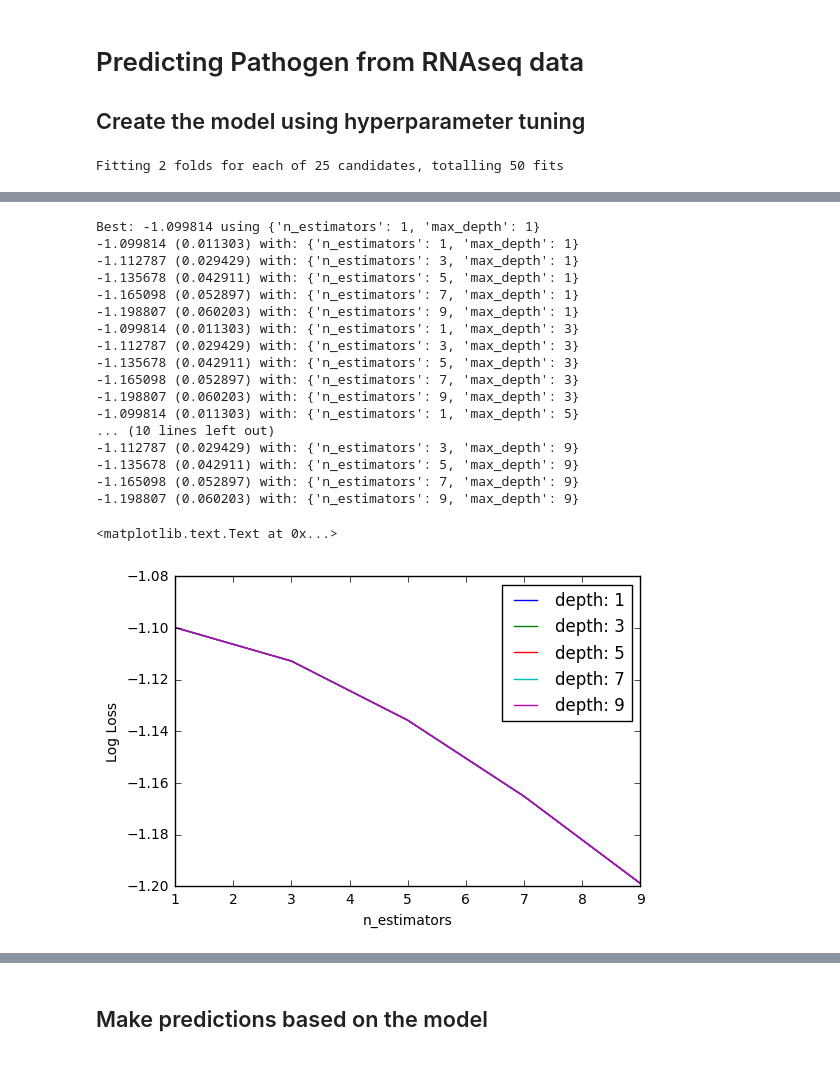
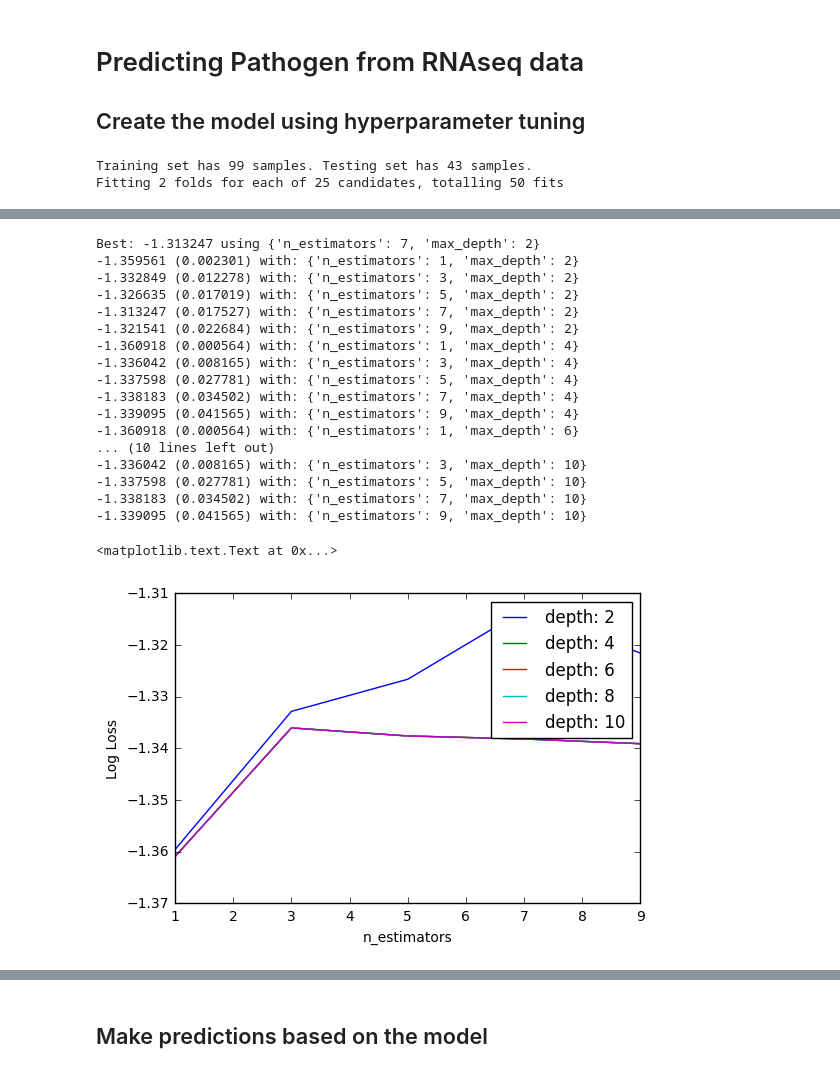
Before and after one commit to massie/notebooks, a Jupyter notebook: Pathogen Prediction-xgboost.ipynb, the cells around one changed output, grey strips where cells are left out. Cells and saved outputs as stored; diff of their text form; code cells hidden in the pictures.

```diff
--- a/Pathogen Prediction-xgboost.ipynb
+++ b/Pathogen Prediction-xgboost.ipynb
@@ -13,19 +13,23 @@ import matplotlib
 from matplotlib import pyplot
 from sklearn.metrics import confusion_matrix, accuracy_score, classification_report
 
-patient_groups=["control", "viral", "bacterial"]
+patient_groups=["control", "viral", "bacterial", "fungal"]
+group_id = lambda name: patient_groups.index(name)
 
-X = pd.DataFrame.from_csv("combineSV_cutoff_WTcpmtable.txt", sep="\s+").T
-y = [patient_groups.index("bacterial")] * 17 \
-    + [patient_groups.index("viral")] * 13 \
-    + [patient_groups.index("control")] * 18
-X_train, X_test, y_train, y_test = train_test_split(X, y, test_size=0.4, random_state=0)
+X = pd.DataFrame.from_csv("combineSV_WTcpmtable_v2.txt", sep="\s+").T
+y = [group_id("bacterial")] * 29 \
+    + [group_id("viral")] * 42 \
+    + [group_id("fungal")] * 10 \
+    + [group_id("control")] * 61
+X_train, X_test, y_train, y_test = train_test_split(X, y, test_size=0.3, random_state=0)
+
+print "Training set has %d samples. Testing set has %d samples." % (len(X_train), len(X_test))
 
 model = XGBClassifier(objective="multi:softprob")
 # Number of boosted trees to fit.
 n_estimators = range(1, 11, 2)
 # Maximum tree depth for base learners.
-max_depth = range(1, 11, 2)
+max_depth = range(2, 11, 2)
 param_grid = dict(max_depth=max_depth, n_estimators=n_estimators)
 kfold = StratifiedKFold(n_splits=2, shuffle=True, random_state=7)
 grid_search = GridSearchCV(model, param_grid, scoring="neg_log_loss",
@@ -50,4 +54,5 @@ pyplot.legend()
 pyplot.xlabel('n_estimators')
 pyplot.ylabel('Log Loss')
 # %% [output]
+Training set has 99 samples. Testing set has 43 samples.
 Fitting 2 folds for each of 25 candidates, totalling 50 fits
@@ -55,19 +60,19 @@ Fitting 2 folds for each of 25 candidates, totalling 50 fits
-Best: -1.099814 using {'n_estimators': 1, 'max_depth': 1}
--1.099814 (0.011303) with: {'n_estimators': 1, 'max_depth': 1}
--1.112787 (0.029429) with: {'n_estimators': 3, 'max_depth': 1}
--1.135678 (0.042911) with: {'n_estimators': 5, 'max_depth': 1}
--1.165098 (0.052897) with: {'n_estimators': 7, 'max_depth': 1}
--1.198807 (0.060203) with: {'n_estimators': 9, 'max_depth': 1}
--1.099814 (0.011303) with: {'n_estimators': 1, 'max_depth': 3}
--1.112787 (0.029429) with: {'n_estimators': 3, 'max_depth': 3}
--1.135678 (0.042911) with: {'n_estimators': 5, 'max_depth': 3}
--1.165098 (0.052897) with: {'n_estimators': 7, 'max_depth': 3}
--1.198807 (0.060203) with: {'n_estimators': 9, 'max_depth': 3}
--1.099814 (0.011303) with: {'n_estimators': 1, 'max_depth': 5}
+Best: -1.313247 using {'n_estimators': 7, 'max_depth': 2}
+-1.359561 (0.002301) with: {'n_estimators': 1, 'max_depth': 2}
+-1.332849 (0.012278) with: {'n_estimators': 3, 'max_depth': 2}
+-1.326635 (0.017019) with: {'n_estimators': 5, 'max_depth': 2}
+-1.313247 (0.017527) with: {'n_estimators': 7, 'max_depth': 2}
+-1.321541 (0.022684) with: {'n_estimators': 9, 'max_depth': 2}
+-1.360918 (0.000564) with: {'n_estimators': 1, 'max_depth': 4}
+-1.336042 (0.008165) with: {'n_estimators': 3, 'max_depth': 4}
+-1.337598 (0.027781) with: {'n_estimators': 5, 'max_depth': 4}
+-1.338183 (0.034502) with: {'n_estimators': 7, 'max_depth': 4}
+-1.339095 (0.041565) with: {'n_estimators': 9, 'max_depth': 4}
+-1.360918 (0.000564) with: {'n_estimators': 1, 'max_depth': 6}
 ... (10 lines left out)
--1.112787 (0.029429) with: {'n_estimators': 3, 'max_depth': 9}
--1.135678 (0.042911) with: {'n_estimators': 5, 'max_depth': 9}
--1.165098 (0.052897) with: {'n_estimators': 7, 'max_depth': 9}
--1.198807 (0.060203) with: {'n_estimators': 9, 'max_depth': 9}
+-1.336042 (0.008165) with: {'n_estimators': 3, 'max_depth': 10}
+-1.337598 (0.027781) with: {'n_estimators': 5, 'max_depth': 10}
+-1.338183 (0.034502) with: {'n_estimators': 7, 'max_depth': 10}
+-1.339095 (0.041565) with: {'n_estimators': 9, 'max_depth': 10}
 <matplotlib.text.Text at 0x...>
-[figure, old version]
+[figure, new version]
```
Also changed, not shown: parts of 7 cells of this notebook.
